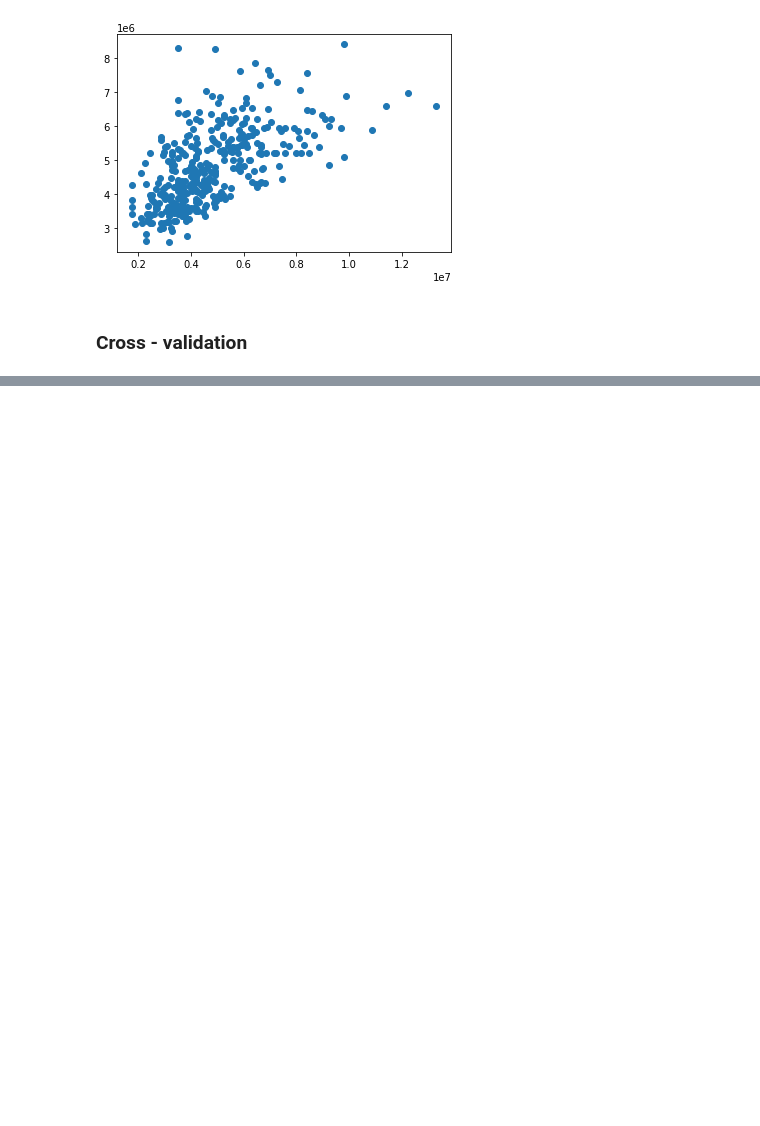
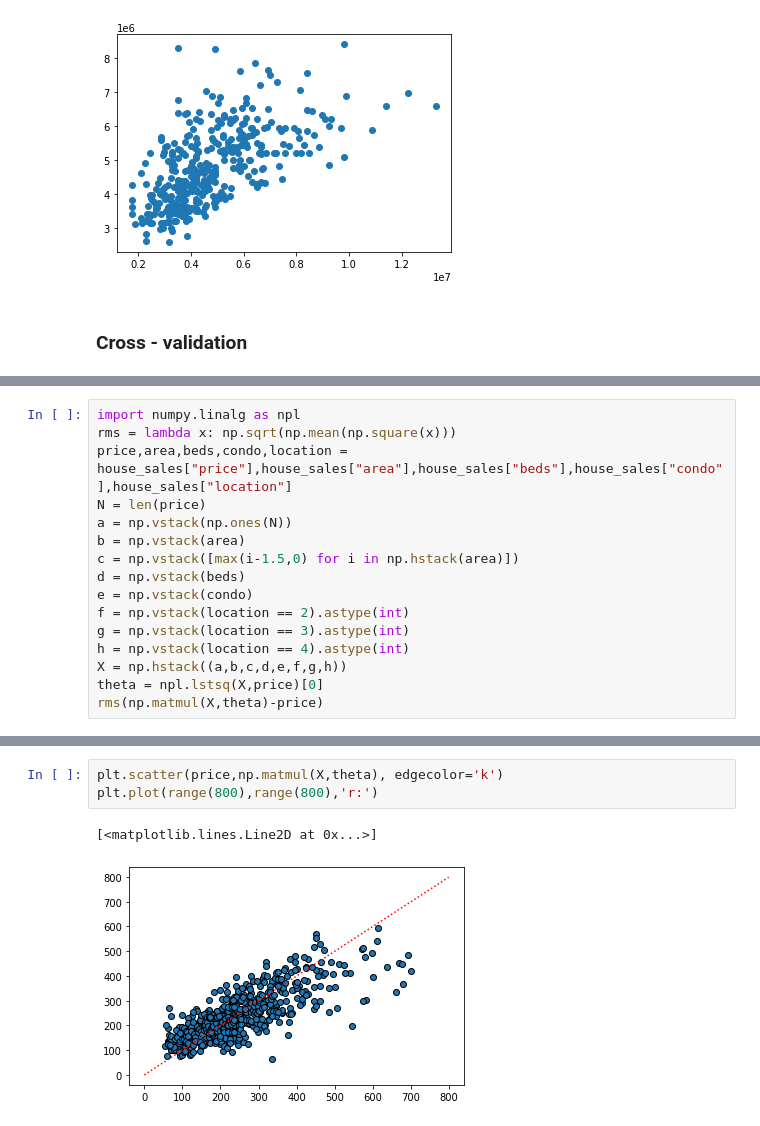
Before and after one commit to ManuelSanchezUribe/IMT3850, a Jupyter notebook: Jupyter notebooks/Algebra Lineal 4.ipynb, the cells around one changed output, grey strips where cells are left out. Saved outputs shown, nothing was run; the diff lists cells and outputs as text; blank space fills up the shorter version.

```diff
--- a/Jupyter notebooks/Algebra Lineal 4.ipynb
+++ b/Jupyter notebooks/Algebra Lineal 4.ipynb
@@ -206,0 +652,16 @@ print(scores)
+# %%
+import numpy.linalg as npl
+rms = lambda x: np.sqrt(np.mean(np.square(x)))
+price,area,beds,condo,location = house_sales["price"],house_sales["area"],house_sales["beds"],house_sales["condo"],house_sales["location"]
+N = len(price)
+a = np.vstack(np.ones(N))
+b = np.vstack(area)
+c = np.vstack([max(i-1.5,0) for i in np.hstack(area)])
+d = np.vstack(beds)
+e = np.vstack(condo)
+f = np.vstack(location == 2).astype(int)
+g = np.vstack(location == 3).astype(int)
+h = np.vstack(location == 4).astype(int)
+X = np.hstack((a,b,c,d,e,f,g,h))
+theta = npl.lstsq(X,price)[0]
+rms(np.matmul(X,theta)-price)
@@ -206,0 +672,6 @@ print(scores)
+# %%
+plt.scatter(price,np.matmul(X,theta), edgecolor='k')
+plt.plot(range(800),range(800),'r:')
+# %% [output]
+[<matplotlib.lines.Line2D at 0x...>]
+[figure, added]
```
Also changed, not shown: parts of 23 cells of this notebook, 3 other files.
